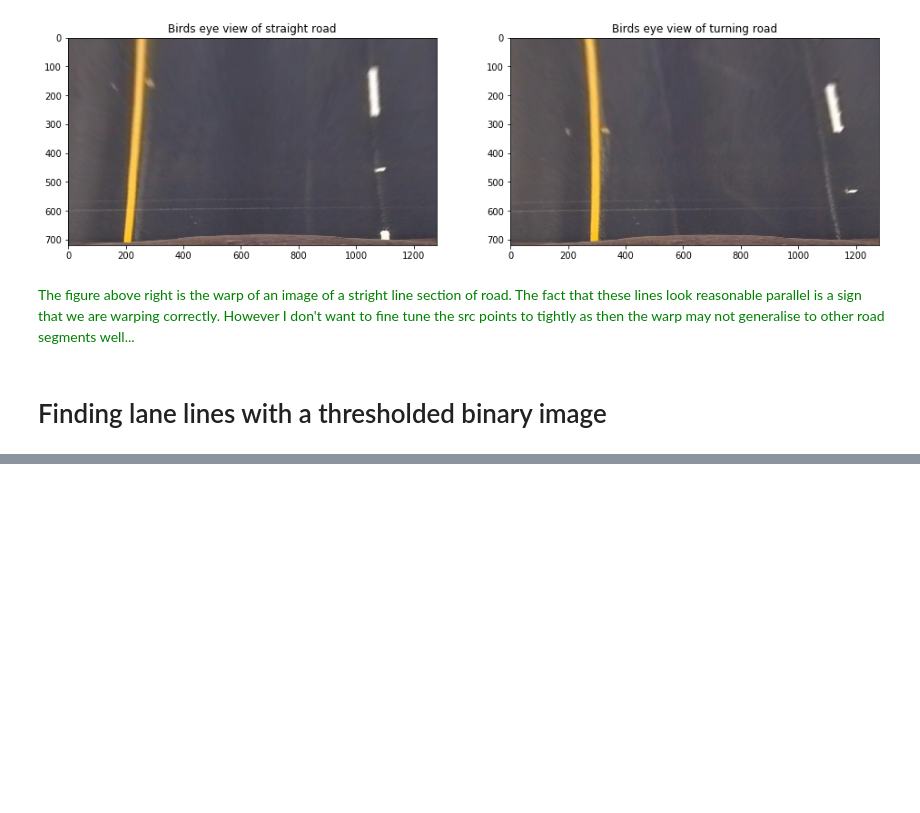
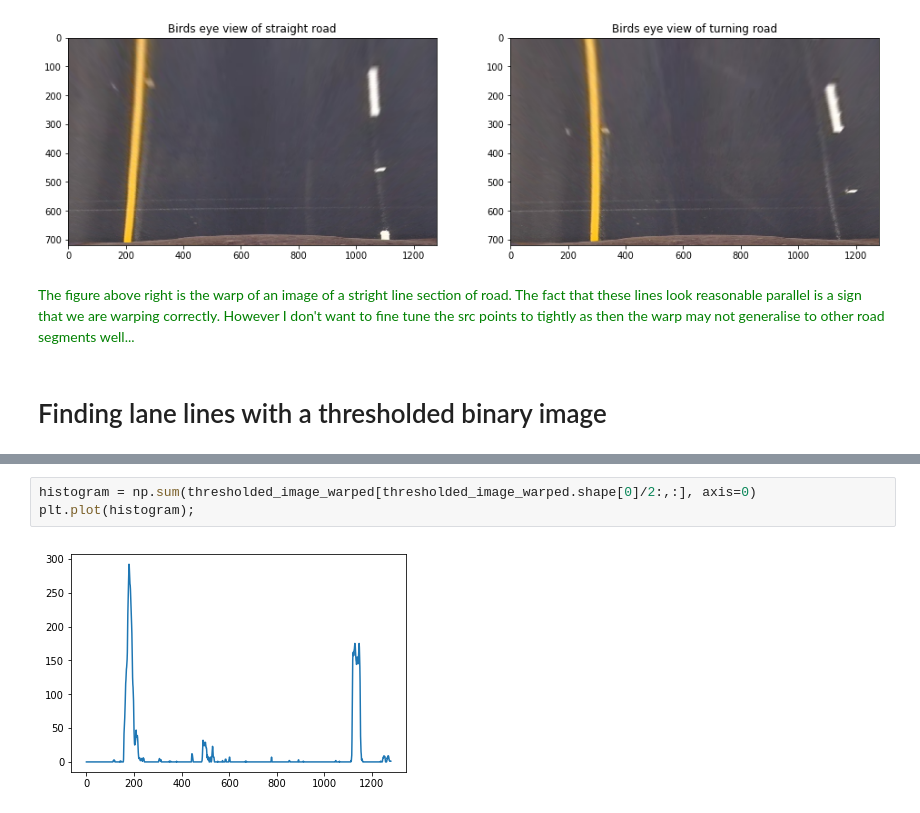
Before and after one commit to js1972/CarND-Advanced-Lane-Lines, a Jupyter notebook: Camera Calibration.ipynb, the cells around one changed output, grey strips where cells are left out. Cells and saved outputs as stored; diff of their text form; blank space fills up the shorter version.

```diff
--- a/Camera Calibration.ipynb
+++ b/Camera Calibration.ipynb
@@ -296,0 +306,5 @@ ax2.imshow(combined_binary, cmap="gray")
+# %%
+histogram = np.sum(thresholded_image_warped[thresholded_image_warped.shape[0]/2:,:], axis=0)
+plt.plot(histogram);
+# %% [output]
+[figure, added]
```
Also changed, not shown: parts of 4 cells of this notebook.
